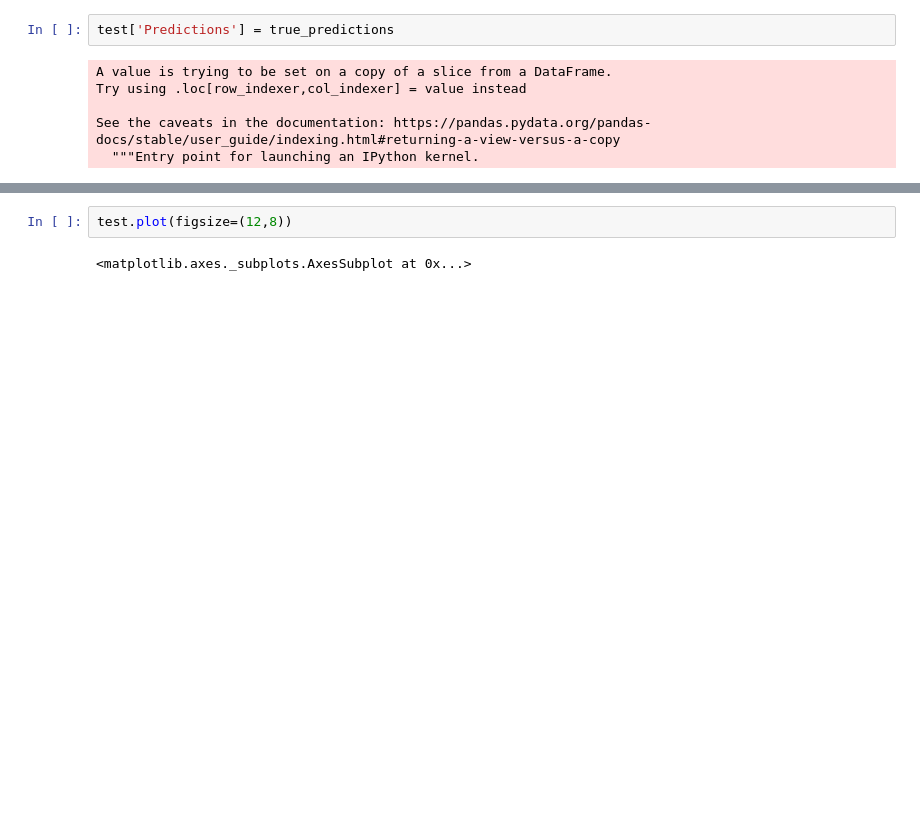
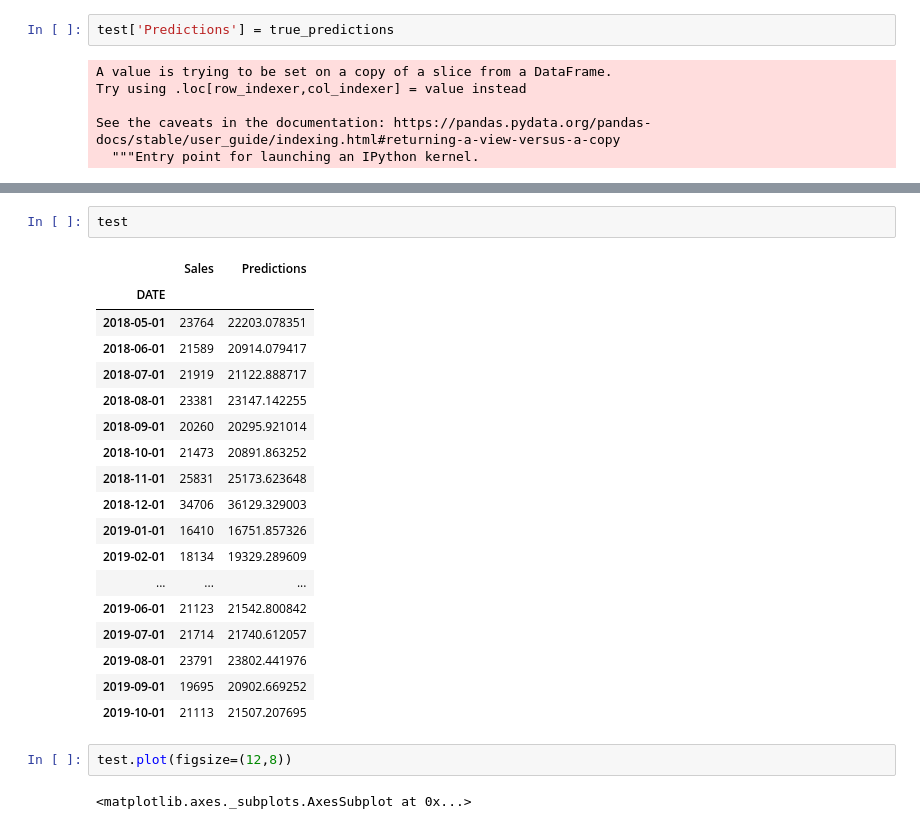
Before and after one commit to Freditansari/tensorflow_tutorial, a Jupyter notebook: 05-RNNs/rnn-timeseries-codealong.ipynb, the cells around one changed output, grey strips where cells are left out. Cells and saved outputs as stored; diff of their text form; blank space fills up the shorter version.

```diff
--- a/05-RNNs/rnn-timeseries-codealong.ipynb
+++ b/05-RNNs/rnn-timeseries-codealong.ipynb
@@ -134,3 +170,24 @@ See the caveats in the documentation: https://pandas.pydata.org/pandas-docs/stab
+# %%
+test
+# %% [output]
+|  | Sales | Predictions |
+| DATE |  |  |
+| 2018-05-01 | 23764 | 22203.078351 |
+| 2018-06-01 | 21589 | 20914.079417 |
+| 2018-07-01 | 21919 | 21122.888717 |
+| 2018-08-01 | 23381 | 23147.142255 |
+| 2018-09-01 | 20260 | 20295.921014 |
+| 2018-10-01 | 21473 | 20891.863252 |
+| 2018-11-01 | 25831 | 25173.623648 |
+| 2018-12-01 | 34706 | 36129.329003 |
+| 2019-01-01 | 16410 | 16751.857326 |
+| 2019-02-01 | 18134 | 19329.289609 |
+| ... | ... | ... |
+| 2019-06-01 | 21123 | 21542.800842 |
+| 2019-07-01 | 21714 | 21740.612057 |
+| 2019-08-01 | 23791 | 23802.441976 |
+| 2019-09-01 | 19695 | 20902.669252 |
+| 2019-10-01 | 21113 | 21507.207695 |
 # %%
 test.plot(figsize=(12,8))
 # %% [output]
```
Also changed, not shown: parts of 4 cells of this notebook, 4 other files.
